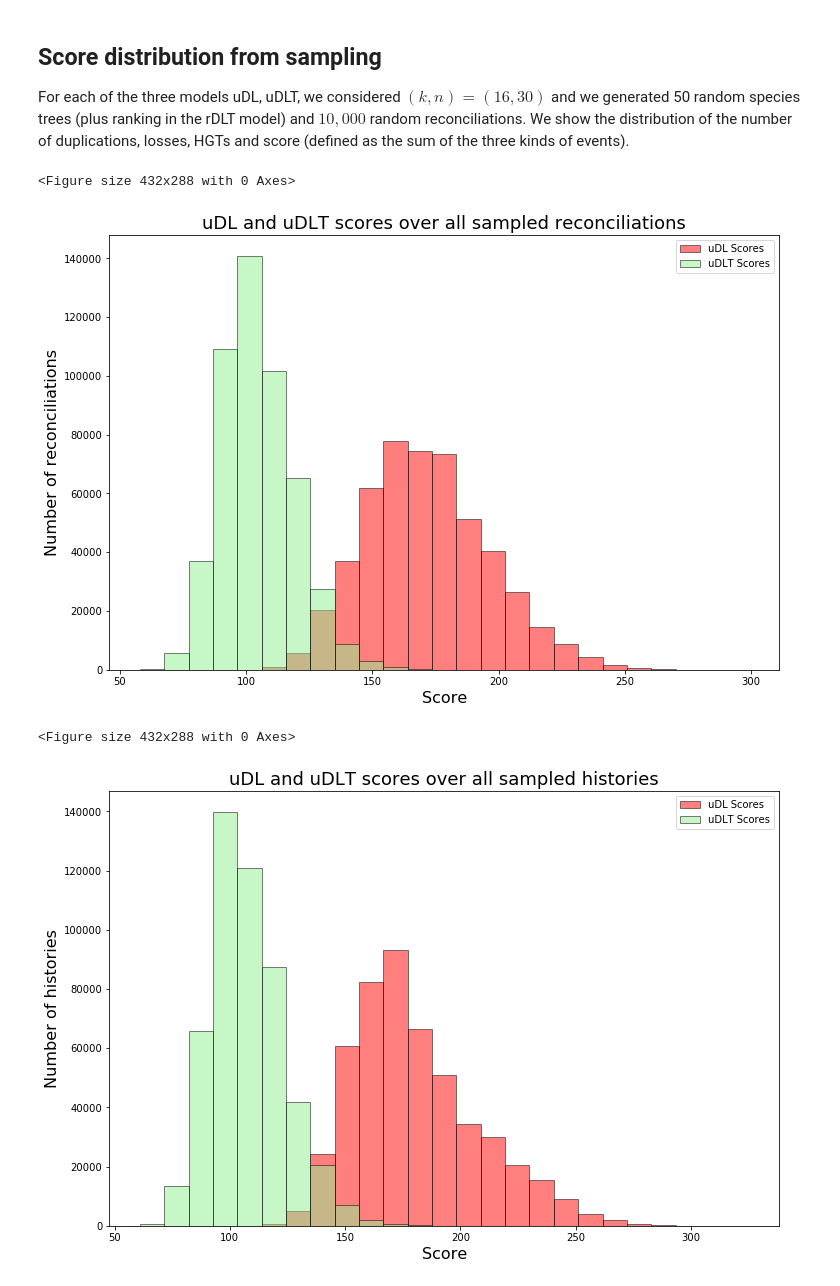
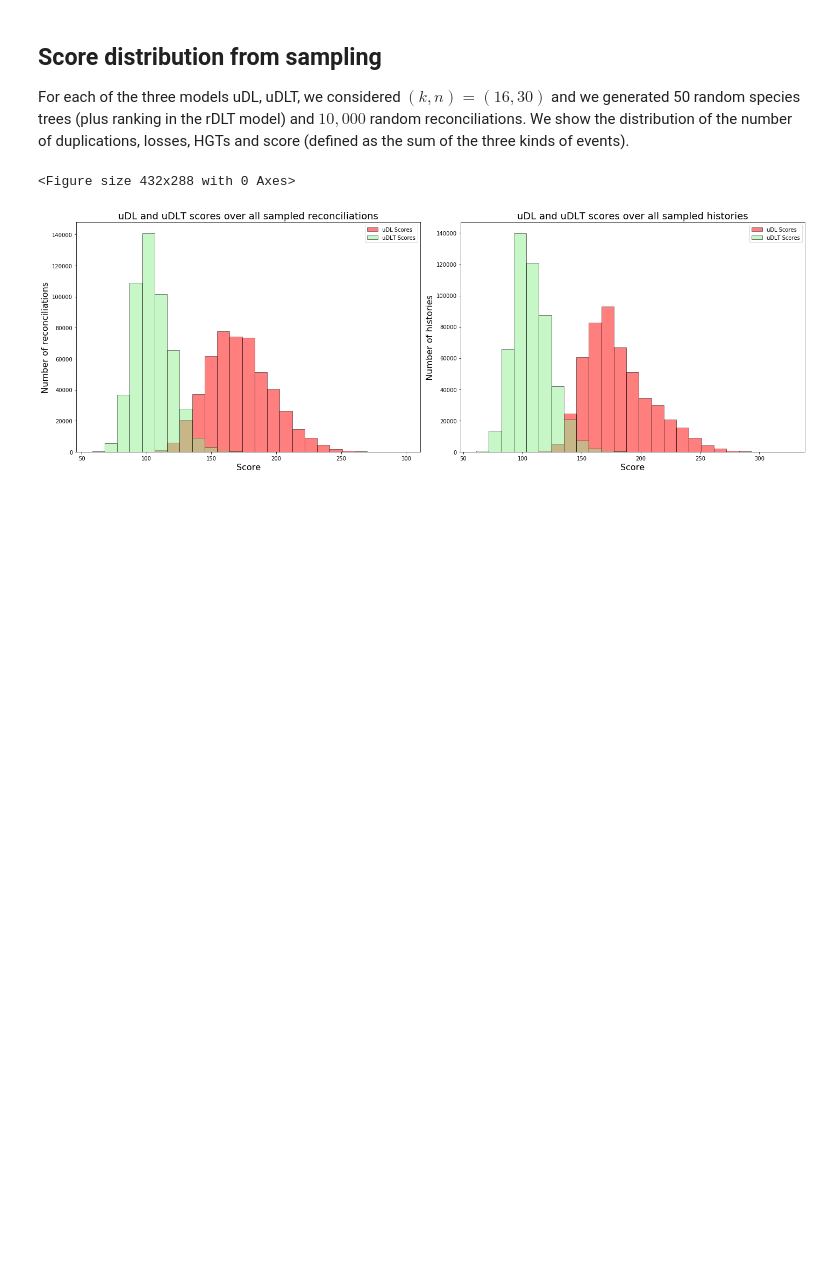
Before and after one commit to cchauve/DLT-Histories, a Jupyter notebook: exp/20-11-2019-Reconciliations/doc/NB1.ipynb, the cells around one changed output. Drawn from its saved outputs; the diff is of its cells as text; code cells hidden in the pictures; blank space fills up the shorter version.

```diff
--- a/exp/20-11-2019-Reconciliations/doc/NB1.ipynb
+++ b/exp/20-11-2019-Reconciliations/doc/NB1.ipynb
@@ -30,15 +32,16 @@ S_TREES_INDEX = [i for i in range(0,NB_S_TREES)]
 OBJECTS = ['H','R']
 OBJECT2LEGEND = {'H':'Histories', 'R':'Reconciliations'}
 # Evolutionary models
-EVOL_MODELS = [('U','DL'),('U','DLT'),('R','DL'),('R','DLT')]
+MODELS   = [('U','DL'),('U','DLT'),('R','DL'),('R','DLT')]
 MODEL2LEGEND = {'U_DL': 'uDL model',
                 'U_DLT': 'uDLT model',
                 'R_DL': 'rDL model',
                 'R_DLT': 'rDLT model'}
 # Species tree sizes
-K_MIN = 3
-K_MAX = 25
+K_MIN  = 3
+K_MAX  = 25
 K_LIST = [k for k in range(K_MIN,K_MAX+1)]
+
 # Histories/reconciliations sizes
 N_MIN = 1
 N_MAX = 50
@@ -74,11 +77,11 @@ for k in K_LIST:
     read_trees_file(PREFIX_TREES+'_'+str(k))
 # %%
 # Reading the exact counting results
-# Format: RESULTS_ALL[evol_model][s][n][tree_index] is
-# the list of the number of histories of size n for tree tree_index of size s in model evol_model
+# Format: RESULTS_COUNTING_[object][model][s][n][tree_index] is
+# the list of the number of histories of size n for tree tree_index of size s in given model and object
 # the list is of size 1 if the tree is unranked
 
-RESULTS_aux = {o:{m:{k:{n:{t:[] for t in S_TREES_INDEX} for n in N_LIST}  for k in K_LIST} for m in EVOL_MODELS} for o in OBJECTS}
+RESULTS_aux = {o:{m:{k:{n:{t:[] for t in S_TREES_INDEX} for n in N_LIST}  for k in K_LIST} for m in MODELS} for o in OBJECTS}
 
 def read_counting_file(fileName,k):
     with gzip.open(fileName, 'r') as f:
@@ -92,6 +95,7 @@ def read_counting_file(fileName,k):
                 for n in N_LIST:
                     RESULTS_aux[objects][model][k][n][treeIndex].append(int(row6[n-1]))
 
+
 for k in K_LIST:
     read_counting_file(PREFIX_UNRANKED+'_'+str(k)+'.gz',k)
     #read_counting_file(PREFIX_RANKED+'_'+str(k)+'.gz',k)
@@ -262,7 +231,7 @@ plt.show()
 
 Last, we compute the ratio between the number of histories and the number of reconciliations in all models.
 # %%
-RESULTS_aux = {m:{k:{n:{t:0 for t in S_TREES_INDEX} for n in N_LIST_REDUCED} for k in K_LIST_REDUCED} for m in EVOL_MODELS}
+RESULTS_aux = {m:{k:{n:{t:0 for t in S_TREES_INDEX} for n in N_LIST_REDUCED} for k in K_LIST_REDUCED} for m in MODELS}
 for m in [('U','DL'),('U','DLT')]:
     for k in K_LIST_REDUCED:
         for n in N_LIST_REDUCED:
@@ -392,39 +361,36 @@ for t in range(uDLT_NBTREES):
 NB_BINS = 26 # Number of histograms bins
 # %%
 bins_R_SCORES = np.linspace(min(min(SCORES_R_uDL),min(SCORES_R_uDLT)),max(max(SCORES_R_uDL),max(SCORES_R_uDLT)),NB_BINS)
-
-plt.figure()
-fig = plt.figure(figsize=(12,8))
-ax  = fig.add_subplot(111)
-plt.title('uDL and uDLT scores over all sampled reconciliations', fontsize=14)
-_ = plt.hist(SCORES_R_uDL, bins=bins_R_SCORES, ec='black', color='red', label='uDL Scores', alpha=0.5)
-_ = plt.hist(SCORES_R_uDLT, bins=bins_R_SCORES, ec='black', color='lightgreen', label='uDLT Scores', alpha=0.5)
-ax.title.set_size(18)
-plt.legend(loc='upper right')
-ax.set_xlabel('Score', fontsize=16)
-ax.set_ylabel('Number of reconciliations', fontsize=16)
-plt.savefig('figures/Scores_R_16_30_uDL_uDLT.png')
-plt.show()
-
 bins_H_SCORES = np.linspace(min(min(SCORES_H_uDL),min(SCORES_H_uDLT)),max(max(SCORES_H_uDL),max(SCORES_H_uDLT)),NB_BINS)
 
 plt.figure()
-fig = plt.figure(figsize=(12,8))
-ax  = fig.add_subplot(111)
-plt.title('uDL and uDLT scores over all sampled histories', fontsize=14)
-_ = plt.hist(SCORES_H_uDL, bins=bins_H_SCORES, ec='black', color='red', label='uDL Scores', alpha=0.5)
-_ = plt.hist(SCORES_H_uDLT, bins=bins_H_SCORES, ec='black', color='lightgreen', label='uDLT Scores', alpha=0.5)
-ax.title.set_size(18)
-plt.legend(loc='upper right')
-ax.set_xlabel('Score', fontsize=16)
-ax.set_ylabel('Number of histories', fontsize=16)
+fig_samplea, ax_samplea = plt.subplots(nrows=1, ncols=2, figsize=(20, 7))
+
+#ax_samplea[0]  = fig.add_subplot(111)
+ax_samplea[0].hist(SCORES_R_uDL, bins=bins_R_SCORES, ec='black', color='red', label='uDL Scores', alpha=0.5)
+ax_samplea[0].hist(SCORES_R_uDLT, bins=bins_R_SCORES, ec='black', color='lightgreen', label='uDLT Scores', alpha=0.5)
+ax_samplea[0].set_title('uDL and uDLT scores over all sampled reconciliations', fontsize=14)
+ax_samplea[0].title.set_size(18)
+ax_samplea[0].legend(loc='upper right')
+ax_samplea[0].set_xlabel('Score', fontsize=16)
+ax_samplea[0].set_ylabel('Number of reconciliations', fontsize=16)
+plt.savefig('figures/Scores_R_16_30_uDL_uDLT.png')
+
+#ax_samplea[1]  = fig.add_subplot(111)
+ax_samplea[1].hist(SCORES_H_uDL, bins=bins_H_SCORES, ec='black', color='red', label='uDL Scores', alpha=0.5)
+ax_samplea[1].hist(SCORES_H_uDLT, bins=bins_H_SCORES, ec='black', color='lightgreen', label='uDLT Scores', alpha=0.5)
+ax_samplea[1].set_title('uDL and uDLT scores over all sampled histories', fontsize=14)
+ax_samplea[1].title.set_size(18)
+ax_samplea[1].legend(loc='upper right')
+ax_samplea[1].set_xlabel('Score', fontsize=16)
+ax_samplea[1].set_ylabel('Number of histories', fontsize=16)
 plt.savefig('figures/Scores_H_16_30_uDL_uDLT.png')
+
+fig_samplea.tight_layout()
 plt.show()
 # %% [output]
 <Figure size 432x288 with 0 Axes>
-[figure, old version]
+[figure, new version]
-<Figure size 432x288 with 0 Axes>
-[figure, removed]
 # %%
 bins_R_LOSS_SCORE_uDL = np.linspace(0.7,1,NB_BINS)
 bins_R_DUP_SCORE_uDL = np.linspace(0,0.3,NB_BINS)
```
Also changed, not shown: parts of 11 cells of this notebook, 4 other files.
